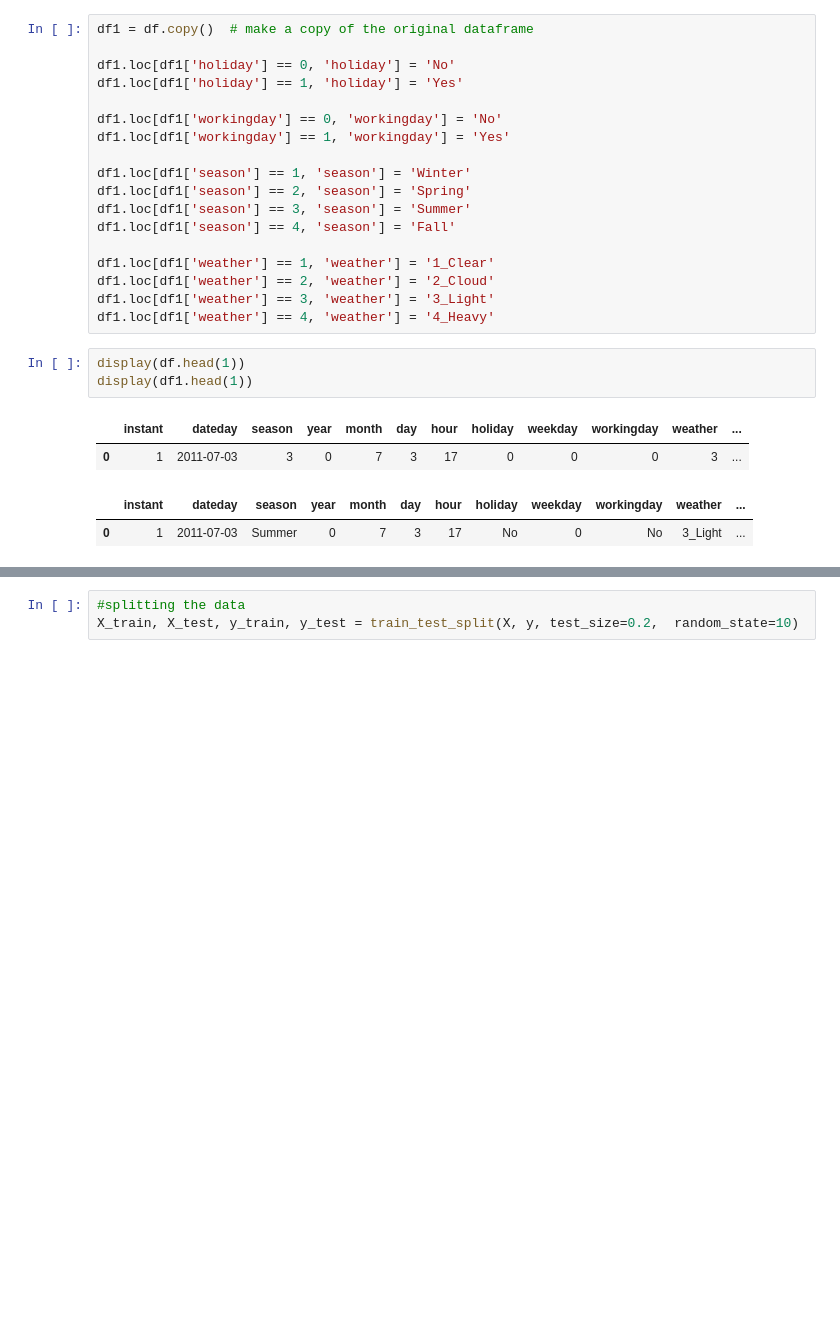
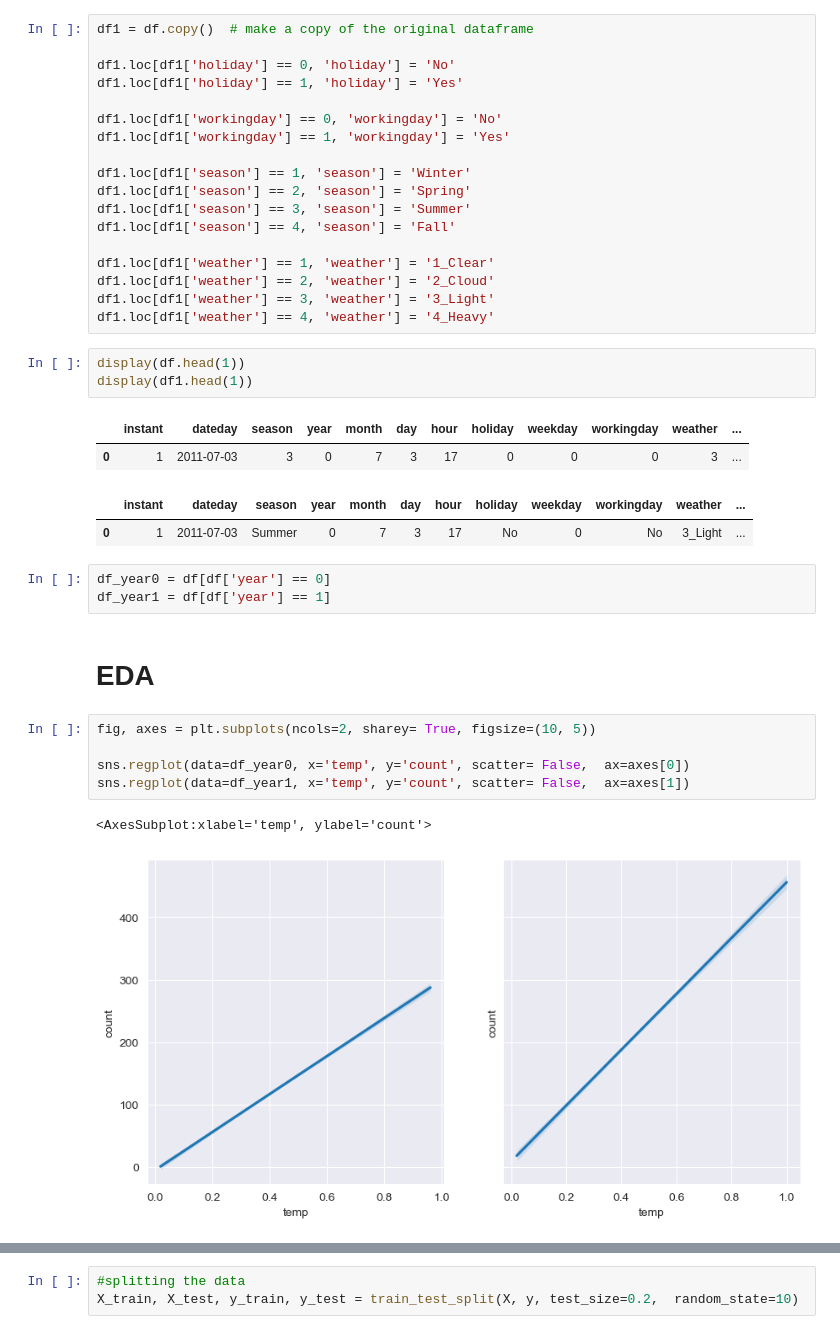
Before and after one commit to RHout19/Project-1, a Jupyter notebook: Model 1/Project 3/Project_3_ML.ipynb, the cells around one changed output, grey strips where cells are left out. Drawn from its saved outputs; the diff is of its cells as text; blank space fills up the shorter version.

```diff
--- a/Model 1/Project 3/Project_3_ML.ipynb
+++ b/Model 1/Project 3/Project_3_ML.ipynb
@@ -50,3 +52,16 @@ display(df1.head(1))
 | 0 | 1 | 2011-07-03 | 3 | 0 | 7 | 3 | 17 | 0 | 0 | 0 | 3 | ... |
 |  | instant | dateday | season | year | month | day | hour | holiday | weekday | workingday | weather | ... |
 | 0 | 1 | 2011-07-03 | Summer | 0 | 7 | 3 | 17 | No | 0 | No | 3_Light | ... |
+# %%
+df_year0 = df[df['year'] == 0]
+df_year1 = df[df['year'] == 1]
+# %% [markdown]
+# EDA
+# %%
+fig, axes = plt.subplots(ncols=2, sharey= True, figsize=(10, 5))
+
+sns.regplot(data=df_year0, x='temp', y='count', scatter= False,  ax=axes[0])
+sns.regplot(data=df_year1, x='temp', y='count', scatter= False,  ax=axes[1])
+# %% [output]
+<AxesSubplot:xlabel='temp', ylabel='count'>
+[figure, added]
```
Also changed, not shown: parts of 9 cells of this notebook, 1 other file.
